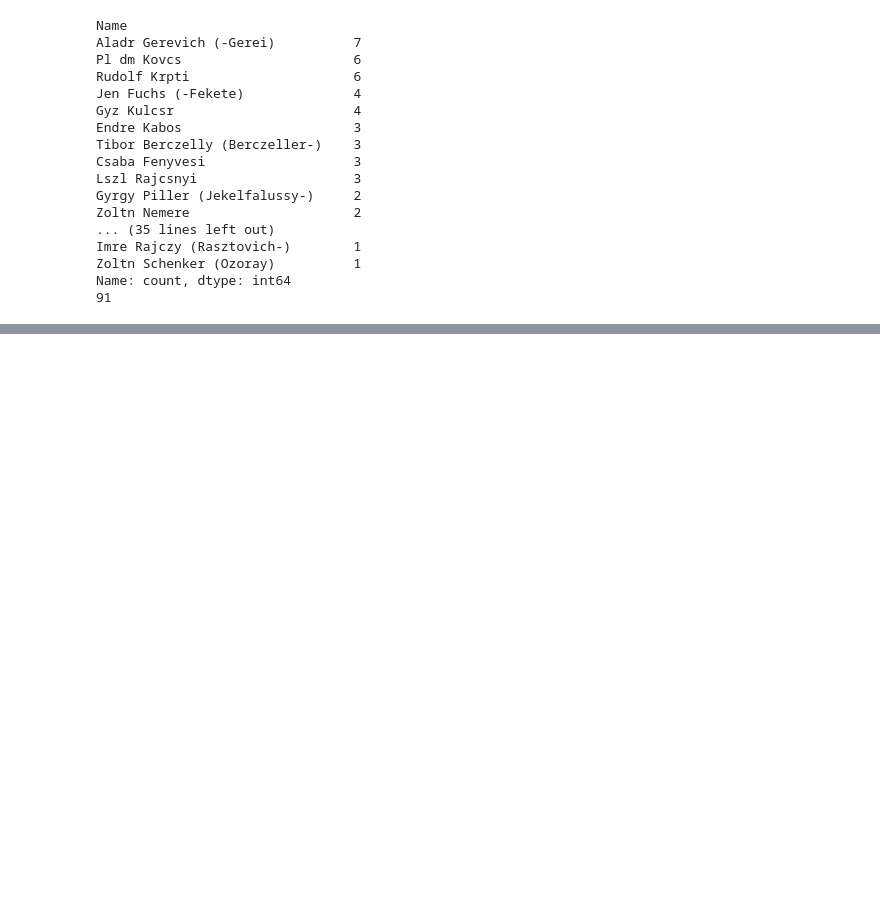
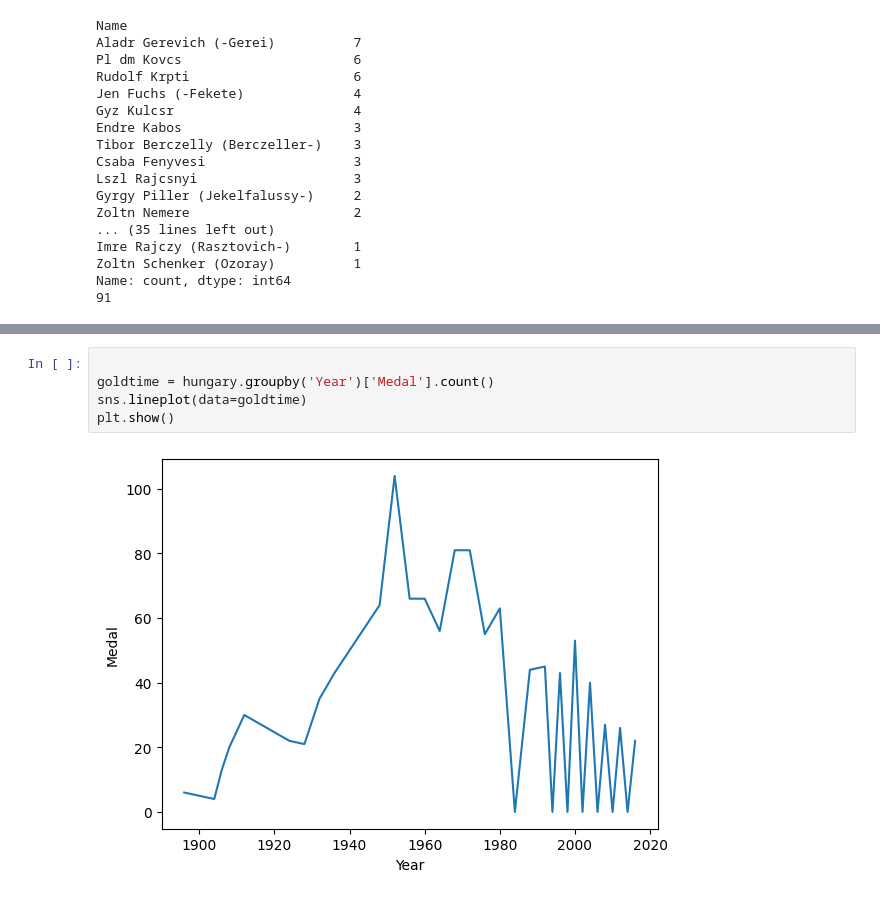
Before and after one commit to zoneme99/Project-OS, a Jupyter notebook: Jonte/explore.ipynb, the cells around one changed output, grey strips where cells are left out. Cells and saved outputs as stored; diff of their text form; blank space fills up the shorter version.

```diff
--- a/Jonte/explore.ipynb
+++ b/Jonte/explore.ipynb
@@ -145,0 +158,7 @@ Name: count, dtype: int64
+# %%
+
+goldtime = hungary.groupby('Year')['Medal'].count()
+sns.lineplot(data=goldtime)
+plt.show()
+# %% [output]
+[figure, added]
```
Also changed, not shown: parts of 1 cell of this notebook.
